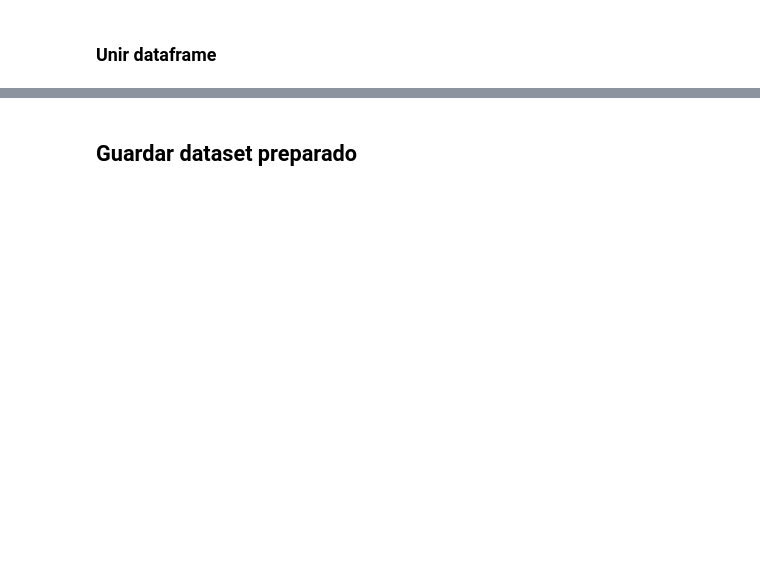
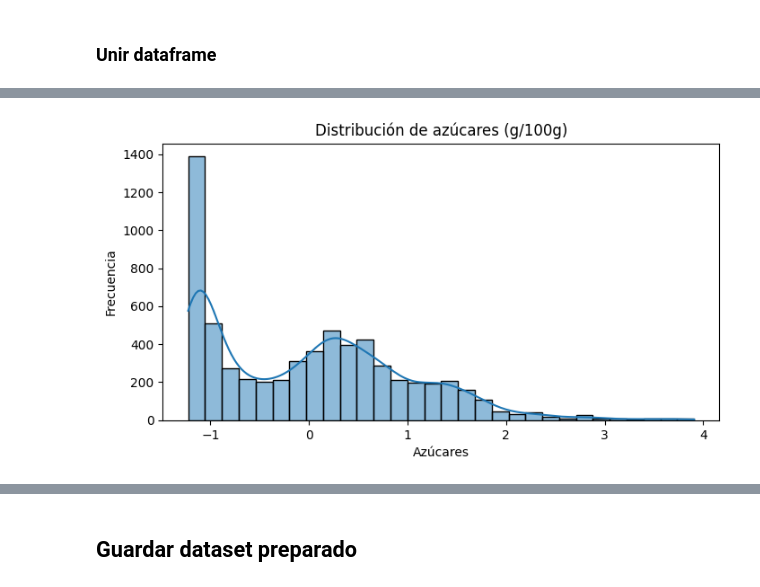
Before and after one commit to anderson729/monografia, a Jupyter notebook: Preparacion_Datos.ipynb, the cells around one changed output, grey strips where cells are left out. Cells and saved outputs as stored; diff of their text form; code cells hidden in the pictures; blank space fills up the shorter version.

```diff
--- a/Preparacion_Datos.ipynb
+++ b/Preparacion_Datos.ipynb
@@ -435,0 +485,11 @@ df_modelo.head()
+# %%
+# Filtrar solo columnas nutricionales
+cols = ['sugars_100g',
+        'fat_100g',
+        'saturated-fat_100g',
+        'carbohydrates_100g',
+        'fiber_100g',
+        'proteins_100g',
+        'salt_100g',
+        'sodium_100g']
+df_nutricionales = df_modelo[cols]
@@ -435,0 +509,10 @@ df_modelo.head()
+# %%
+# Histograma de azúcares
+plt.figure(figsize=(8,4))
+sns.histplot(df_nutricionales['sugars_100g'].dropna(), kde=True, bins=30)
+plt.title('Distribución de azúcares (g/100g)')
+plt.xlabel('Azúcares')
+plt.ylabel('Frecuencia')
+plt.show()
+# %% [output]
+[figure, added]
```
Also changed, not shown: parts of 12 cells of this notebook, 2 other files.
